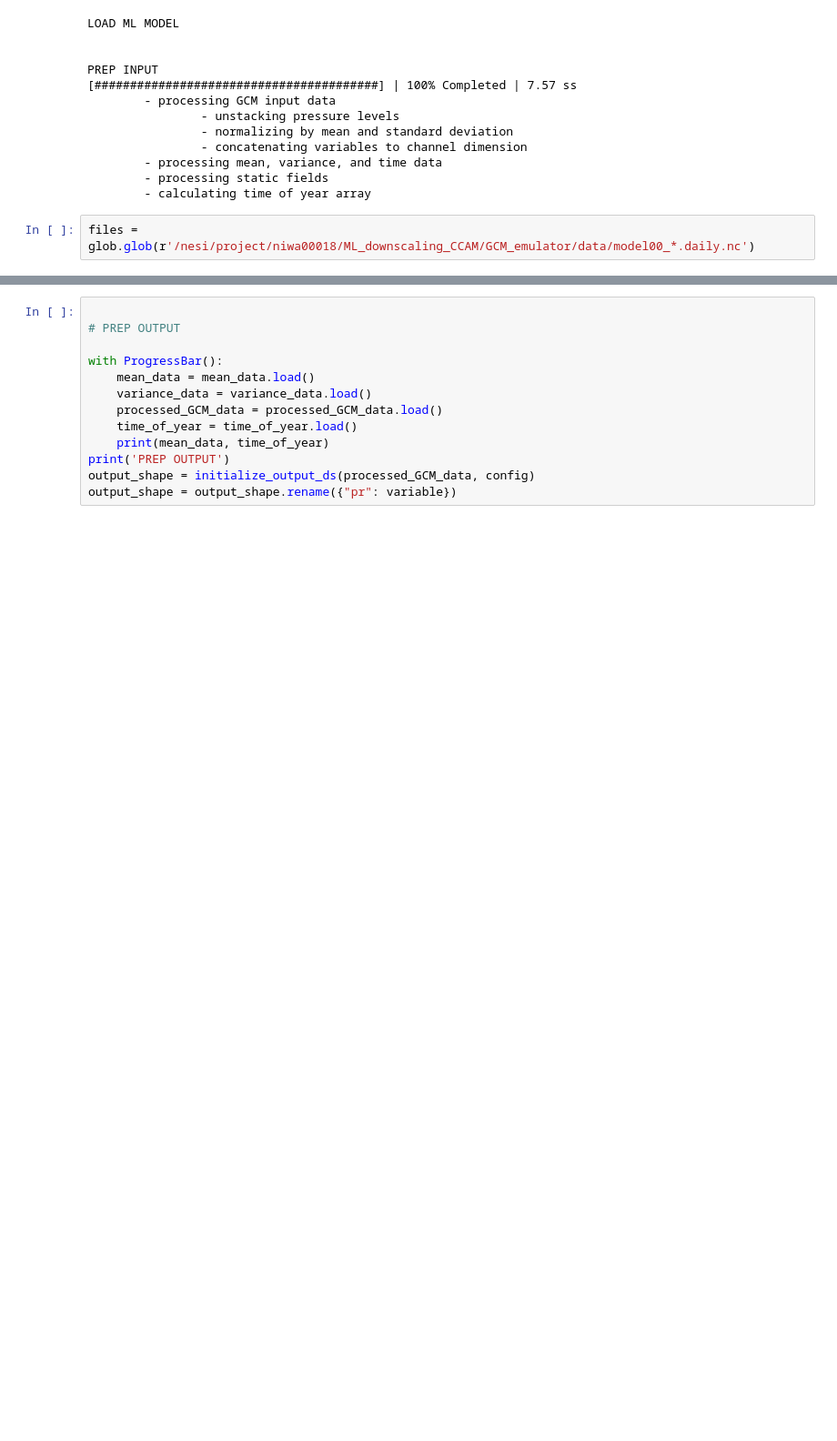
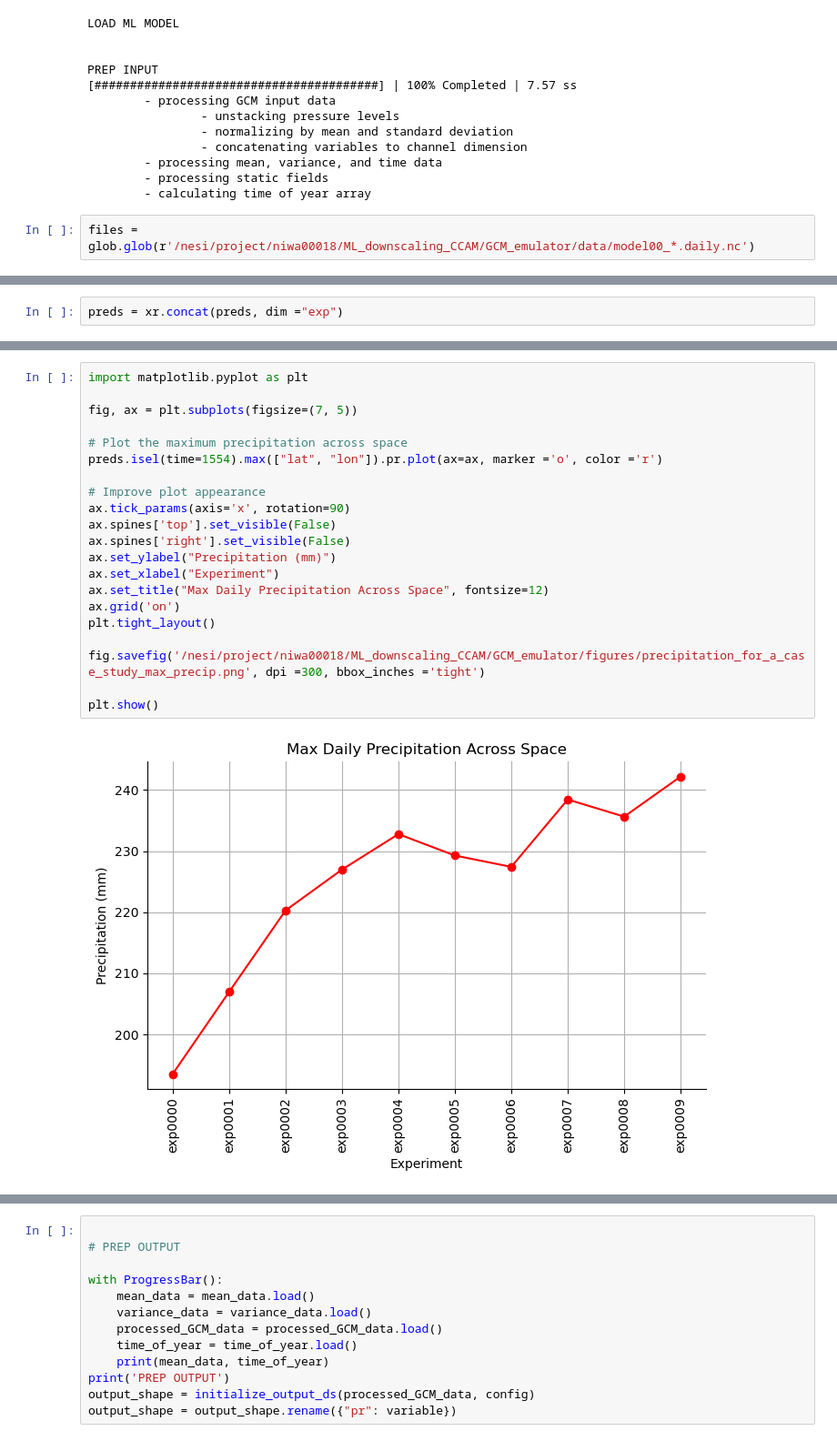
Before and after one commit to nram812/quickclim_rcm_emulator, a Jupyter notebook: Untitled.ipynb, the cells around one changed output, grey strips where cells are left out. Shown at 91% size. Drawn from its saved outputs; the diff is of its cells as text; blank space fills up the shorter version.

```diff
--- a/Untitled.ipynb
+++ b/Untitled.ipynb
@@ -245,0 +441,2 @@ for file in files:
+# %%
+preds = xr.concat(preds, dim ="exp")
@@ -245,0 +499,23 @@ for file in files:
+# %%
+import matplotlib.pyplot as plt
+
+fig, ax = plt.subplots(figsize=(7, 5))
+
+# Plot the maximum precipitation across space
+preds.isel(time=1554).max(["lat", "lon"]).pr.plot(ax=ax, marker ='o', color ='r')
+
+# Improve plot appearance
+ax.tick_params(axis='x', rotation=90)
+ax.spines['top'].set_visible(False)
+ax.spines['right'].set_visible(False)
+ax.set_ylabel("Precipitation (mm)")
+ax.set_xlabel("Experiment")
+ax.set_title("Max Daily Precipitation Across Space", fontsize=12)
+ax.grid('on')
+plt.tight_layout()
+
+fig.savefig('/nesi/project/niwa00018/ML_downscaling_CCAM/GCM_emulator/figures/precipitation_for_a_case_study_max_precip.png', dpi =300, bbox_inches ='tight')
+
+plt.show()
+# %% [output]
+[figure, added]
```
Also changed, not shown: parts of 21 cells of this notebook, 5 other files.
